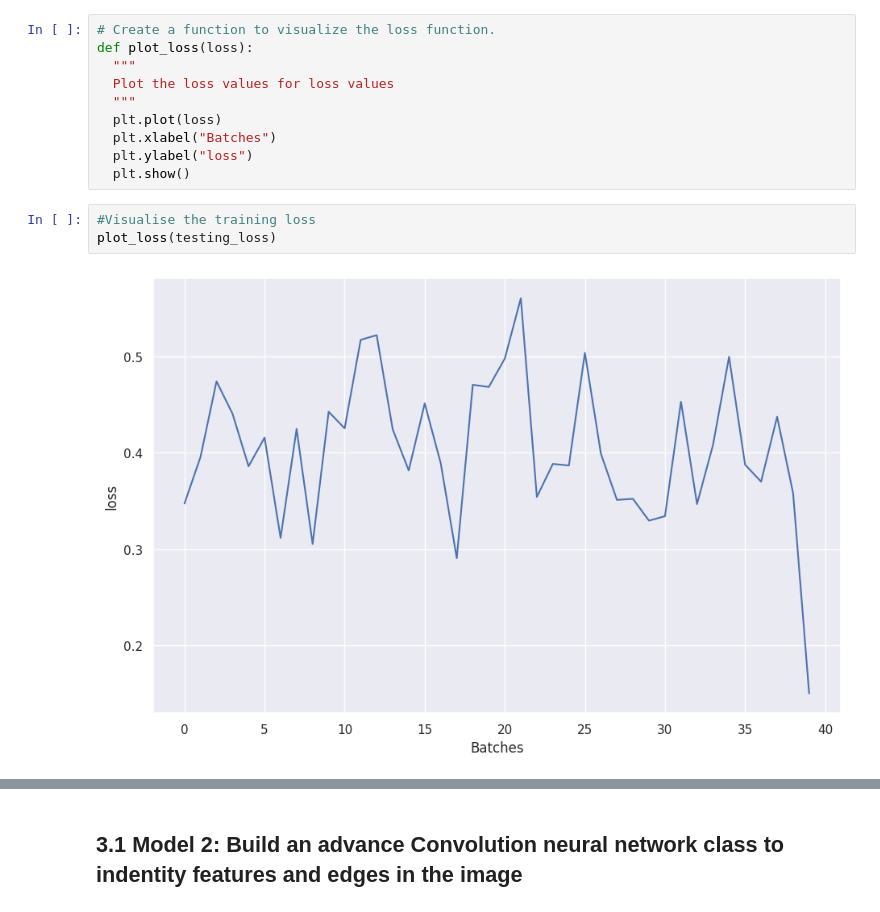
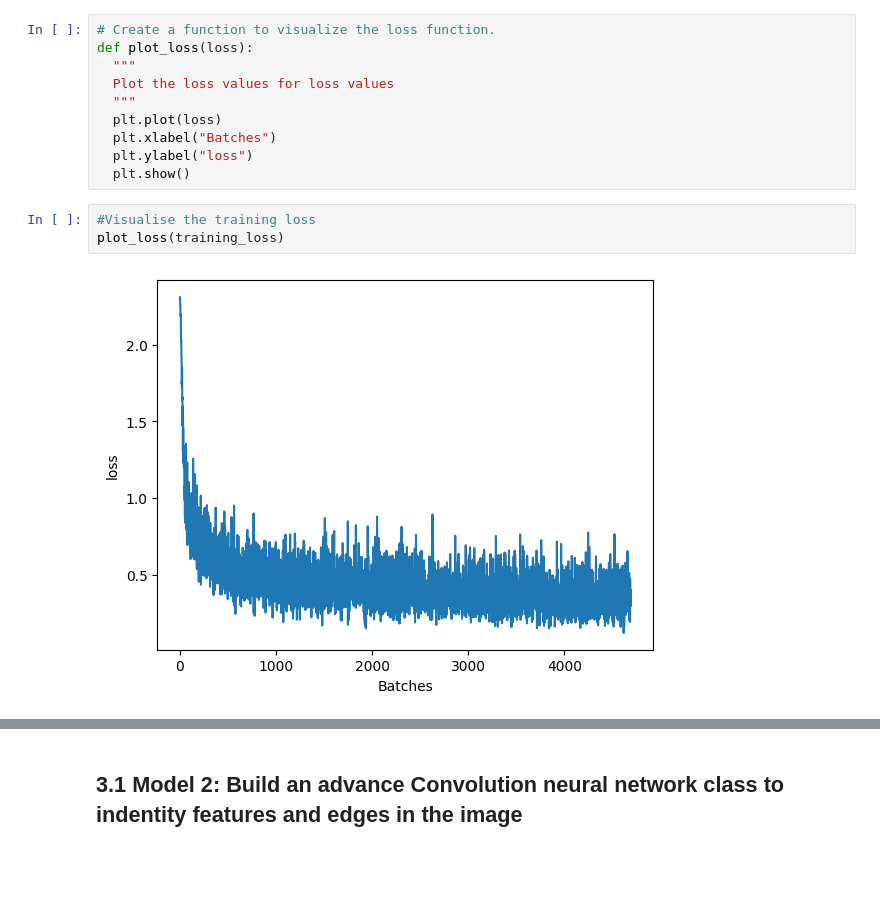
Before and after one commit to Sunday-Okey/Computer_Vision_Project, a Jupyter notebook: Computer_Vision.ipynb, the cells around one changed output, grey strips where cells are left out. Saved outputs shown, nothing was run; the diff lists cells and outputs as text; blank space fills up the shorter version.

```diff
--- a/Computer_Vision.ipynb
+++ b/Computer_Vision.ipynb
@@ -475,6 +475,6 @@ def plot_loss(loss):
   plt.show()
 # %%
 #Visualise the training loss
-plot_loss(testing_loss)
+plot_loss(training_loss)
 # %% [output]
-[figure, old version]
+[figure, new version]
```
Also changed, not shown: parts of 6 cells of this notebook.
